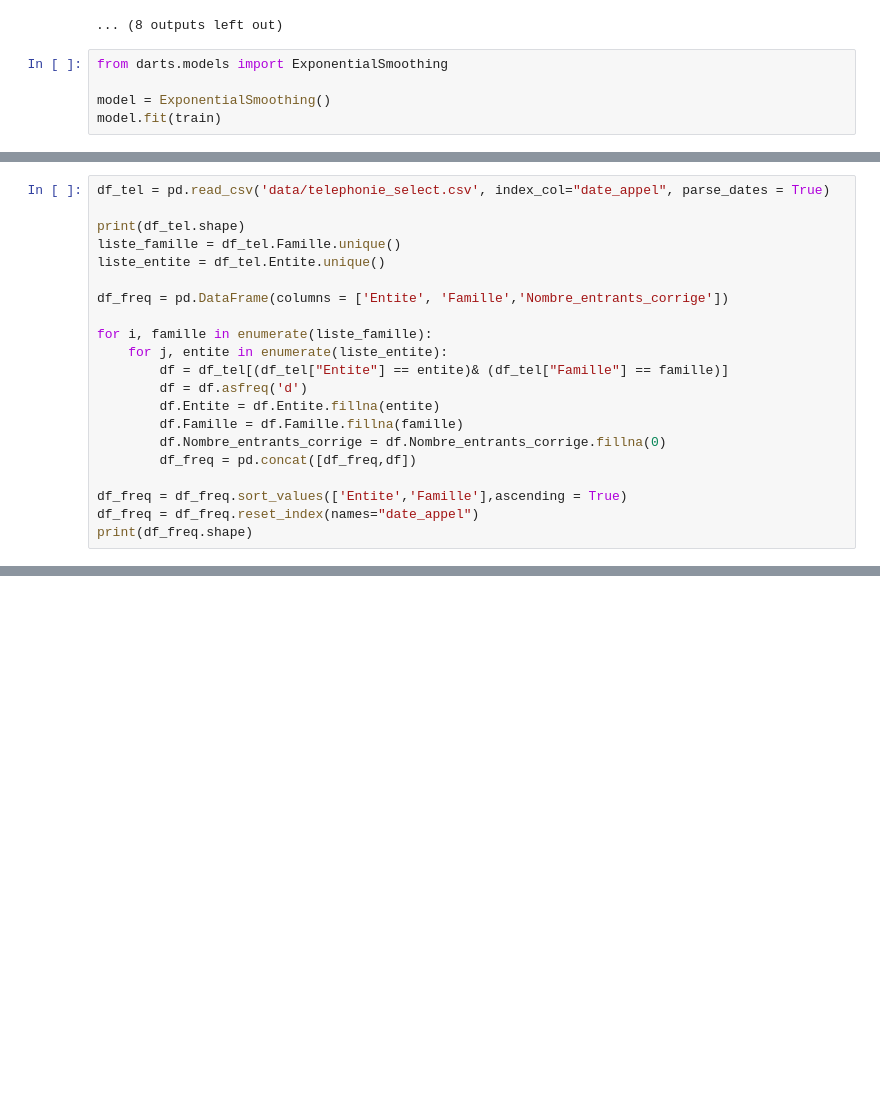
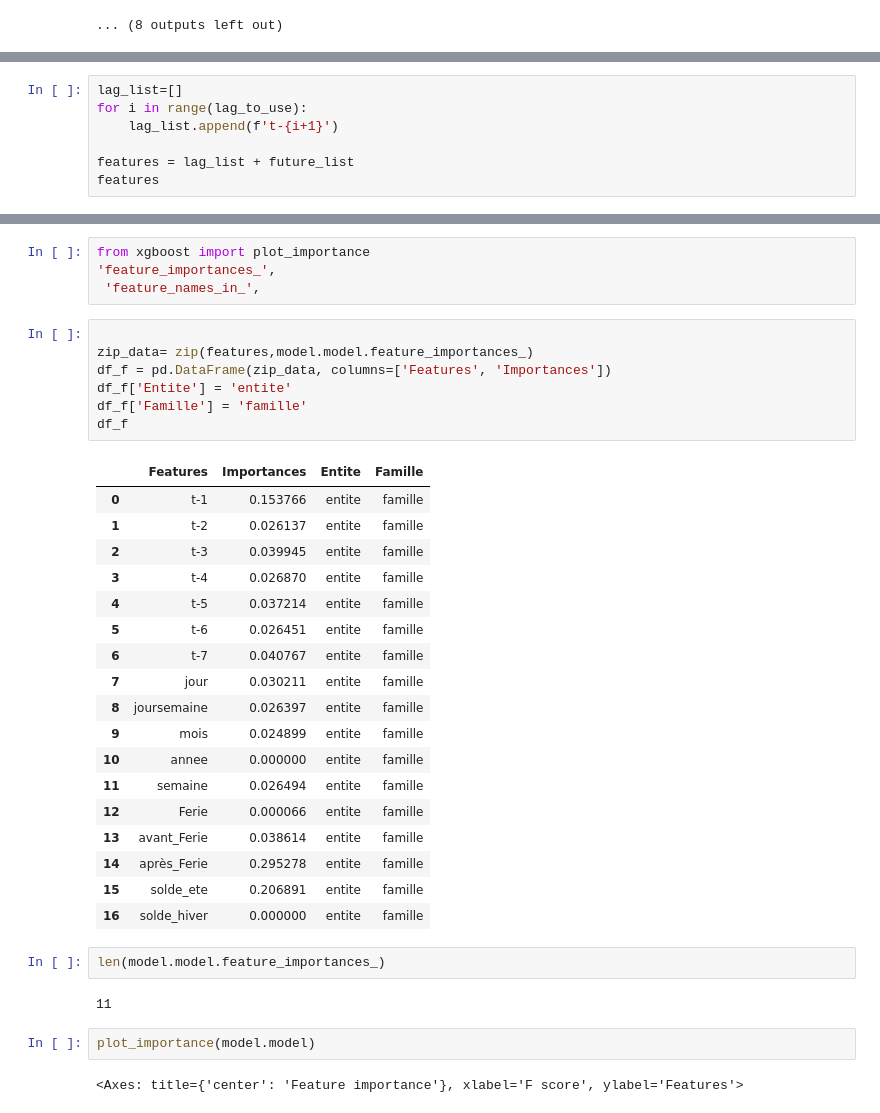
Before and after one commit to charles-42/Seires_temporelles_banque, a Jupyter notebook: darts.ipynb, the cells around one changed output, grey strips where cells are left out. Saved outputs shown, nothing was run; the diff lists cells and outputs as text; blank space fills up the shorter version.

Commit message:
feat: xgboost with feature importance

```diff
--- a/darts.ipynb
+++ b/darts.ipynb
@@ -518,8 +516,3 @@ Entite 1 F5
 Entite 2 F5
 Entite 3 F5
 ... (8 outputs left out)
-# %%
-from darts.models import ExponentialSmoothing
-
-model = ExponentialSmoothing()
-model.fit(train)
@@ -541,21 +518,0 @@ plt.legend()
-# %%
-df_tel = pd.read_csv('data/telephonie_select.csv', index_col="date_appel", parse_dates = True)
-
-print(df_tel.shape)
-liste_famille = df_tel.Famille.unique()
-liste_entite = df_tel.Entite.unique()
-
-df_freq = pd.DataFrame(columns = ['Entite', 'Famille','Nombre_entrants_corrige'])
-
-for i, famille in enumerate(liste_famille):
-    for j, entite in enumerate(liste_entite):
-        df = df_tel[(df_tel["Entite"] == entite)& (df_tel["Famille"] == famille)]
-        df = df.asfreq('d')
-        df.Entite = df.Entite.fillna(entite)
-        df.Famille = df.Famille.fillna(famille)
-        df.Nombre_entrants_corrige = df.Nombre_entrants_corrige.fillna(0)
-        df_freq = pd.concat([df_freq,df])
-
-df_freq = df_freq.sort_values(['Entite','Famille'],ascending = True)
-df_freq = df_freq.reset_index(names="date_appel")
-print(df_freq.shape)
@@ -768,0 +638,7 @@ KeyboardInterrupt:
+# %%
+lag_list=[]
+for i in range(lag_to_use):
+    lag_list.append(f't-{i+1}')
+
+features = lag_list + future_list
+features
@@ -768,0 +663,38 @@ KeyboardInterrupt:
+# %%
+from xgboost import plot_importance
+'feature_importances_',
+ 'feature_names_in_',
+# %%
+
+zip_data= zip(features,model.model.feature_importances_)
+df_f = pd.DataFrame(zip_data, columns=['Features', 'Importances'])
+df_f['Entite'] = 'entite'
+df_f['Famille'] = 'famille'
+df_f
+# %% [output]
+|  | Features | Importances | Entite | Famille |
+| 0 | t-1 | 0.153766 | entite | famille |
+| 1 | t-2 | 0.026137 | entite | famille |
+| 2 | t-3 | 0.039945 | entite | famille |
+| 3 | t-4 | 0.026870 | entite | famille |
+| 4 | t-5 | 0.037214 | entite | famille |
+| 5 | t-6 | 0.026451 | entite | famille |
+| 6 | t-7 | 0.040767 | entite | famille |
+| 7 | jour | 0.030211 | entite | famille |
+| 8 | joursemaine | 0.026397 | entite | famille |
+| 9 | mois | 0.024899 | entite | famille |
+| 10 | annee | 0.000000 | entite | famille |
+| 11 | semaine | 0.026494 | entite | famille |
+| 12 | Ferie | 0.000066 | entite | famille |
+| 13 | avant_Ferie | 0.038614 | entite | famille |
+| 14 | après_Ferie | 0.295278 | entite | famille |
+| 15 | solde_ete | 0.206891 | entite | famille |
+| 16 | solde_hiver | 0.000000 | entite | famille |
+# %%
+len(model.model.feature_importances_)
+# %% [output]
+11
+# %%
+plot_importance(model.model)
+# %% [output]
+<Axes: title={'center': 'Feature importance'}, xlabel='F score', ylabel='Features'>
```
Also changed, not shown: parts of 27 cells of this notebook, 5 other files.
